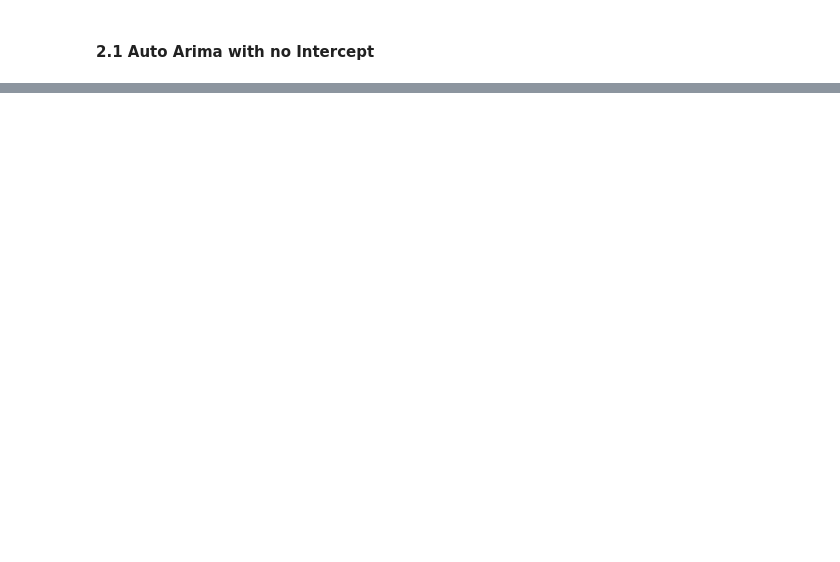
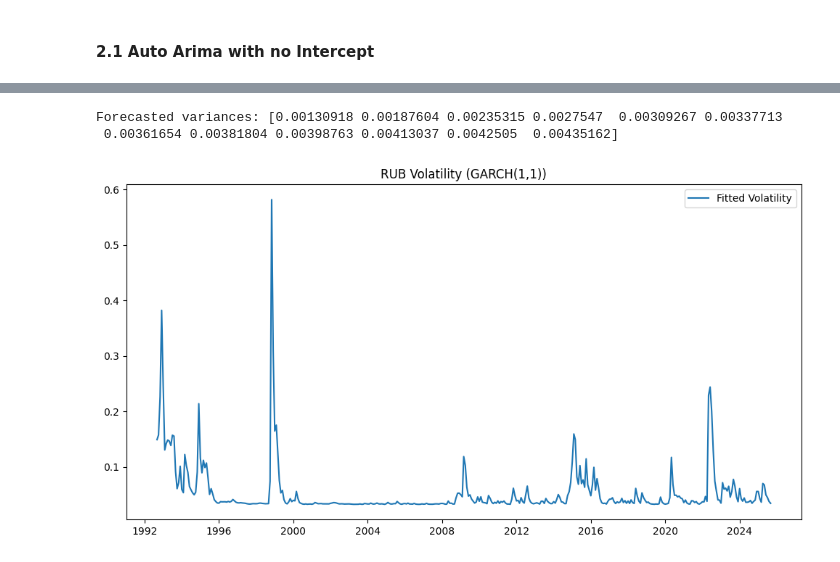
Before and after one commit to ZlataSparrow/Ruble_Volatility_Prediction, a Jupyter notebook: notebook/Time Series - Inserted.ipynb, the cells around one changed output, grey strips where cells are left out. Saved outputs shown, nothing was run; the diff lists cells and outputs as text; code cells hidden in the pictures; blank space fills up the shorter version.

```diff
--- a/notebook/Time Series - Inserted.ipynb
+++ b/notebook/Time Series - Inserted.ipynb
@@ -618,0 +671,3 @@ acf_pacf_plots(GDP_diff, "GDP")
+# %%
+data_work["log_rub"] = np.log(data_work["RUB"])
+data_work["ret_rub"] = data_work["log_rub"].diff().dropna()
@@ -618,0 +696,9 @@ acf_pacf_plots(GDP_diff, "GDP")
+# %%
+# Drop NaN after differencing
+returns = data_work["ret_rub"].dropna()
+
+# GARCH(1,1) with normal distribution
+garch_model = arch_model(returns, vol="GARCH", p=1, q=1, dist="normal")
+garch_res = garch_model.fit(disp="off")
+
+print(garch_res.summary())
@@ -618,0 +731,20 @@ acf_pacf_plots(GDP_diff, "GDP")
+# %%
+# Forecast next 12 months volatility
+garch_forecast = garch_res.forecast(horizon=12)
+
+# Extract conditional variance forecast
+vol_forecast = garch_forecast.variance.values[-1, :]
+print("Forecasted variances:", vol_forecast)
+
+# Plot conditional volatility
+import matplotlib.pyplot as plt
+
+plt.figure(figsize=(12,6))
+plt.plot(garch_res.conditional_volatility, label="Fitted Volatility")
+plt.title("RUB Volatility (GARCH(1,1))")
+plt.legend()
+plt.show()
+# %% [output]
+Forecasted variances: [0.00130918 0.00187604 0.00235315 0.0027547  0.00309267 0.00337713
+ 0.00361654 0.00381804 0.00398763 0.00413037 0.0042505  0.00435162]
+[figure, added]
```
Also changed, not shown: parts of 38 cells of this notebook, 2 other files.
